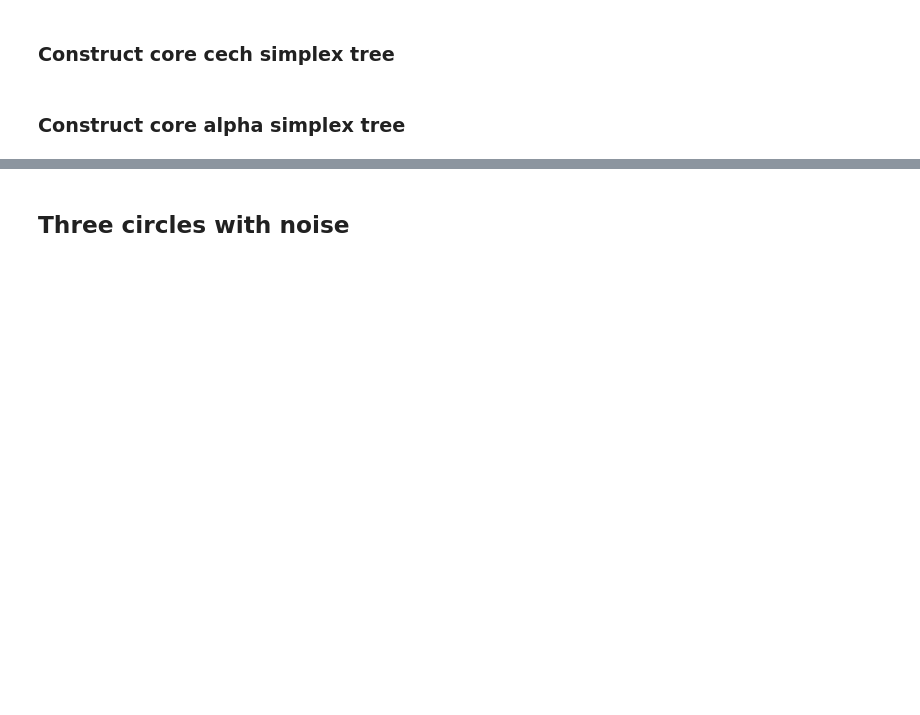
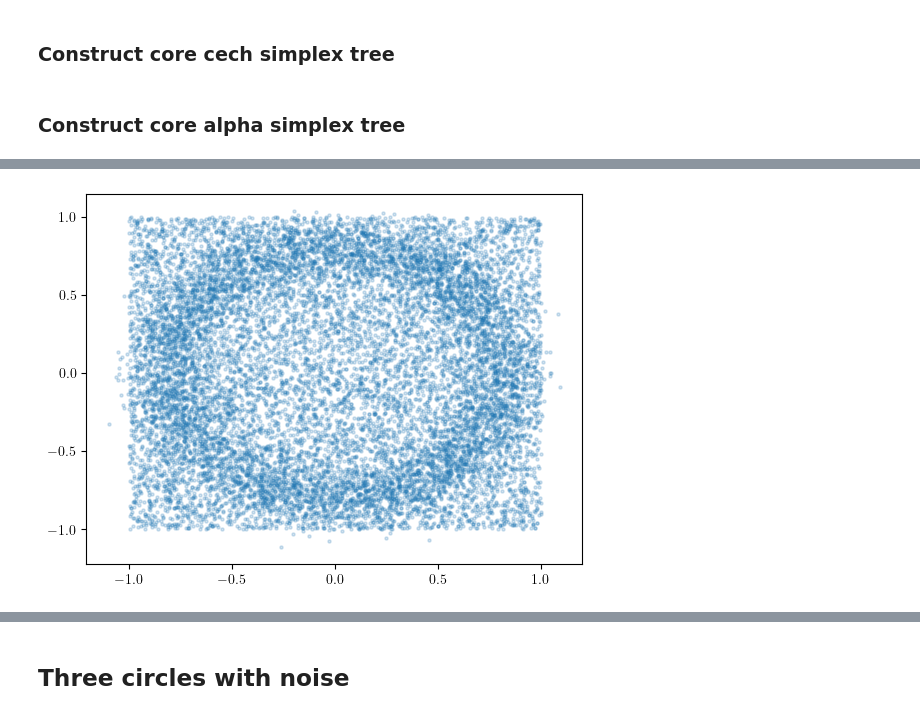
Before and after one commit to odinhg/core, a Jupyter notebook: 06_core_decreasing_k_morten.ipynb, the cells around one changed output, grey strips where cells are left out. Saved outputs shown, nothing was run; the diff lists cells and outputs as text; code cells hidden in the pictures; blank space fills up the shorter version.

```diff
--- a/06_core_decreasing_k_morten.ipynb
+++ b/06_core_decreasing_k_morten.ipynb
@@ -115,11 +119,13 @@ plt.show()
 # %%
 N = 5_000
 M = 10_000
-Z = sample_circle(N, rng, r=0.8, variance=0.01)
+Z = sample_circle(N, rng, r=0.8, std=0.1)
 Y = sample_rectangle(M, rng)
 X = np.r_[Z, Y]
 plt.scatter(*X.T, s=5, alpha=0.2)
 plt.show()
+# %% [output]
+[figure, added]
 # %%
 %%time
 max_ks = [1, 10, 100, 1000]
```
Also changed, not shown: parts of 8 cells of this notebook.
